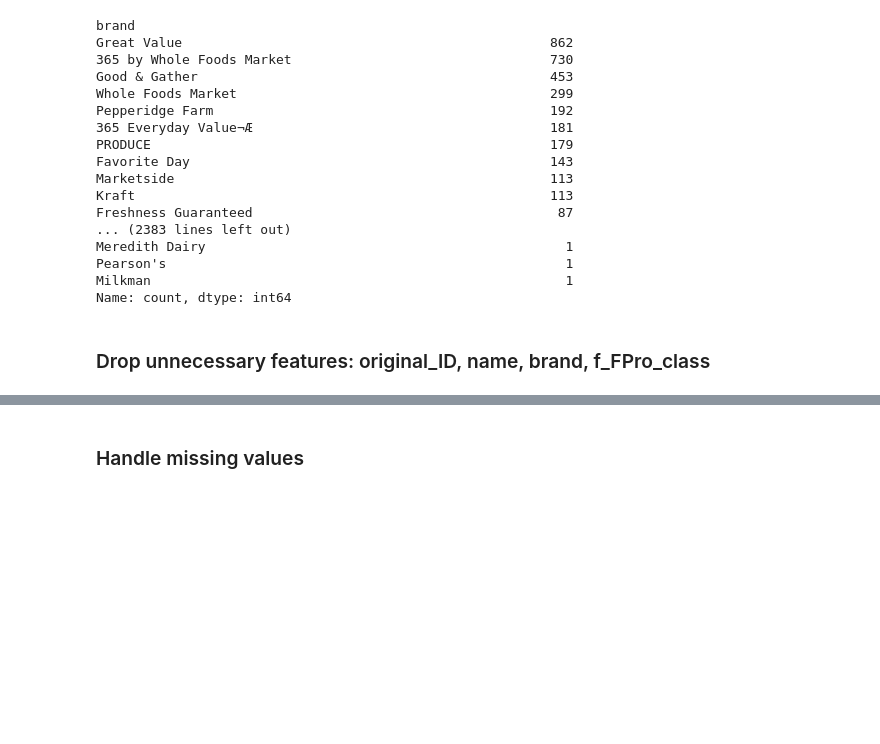
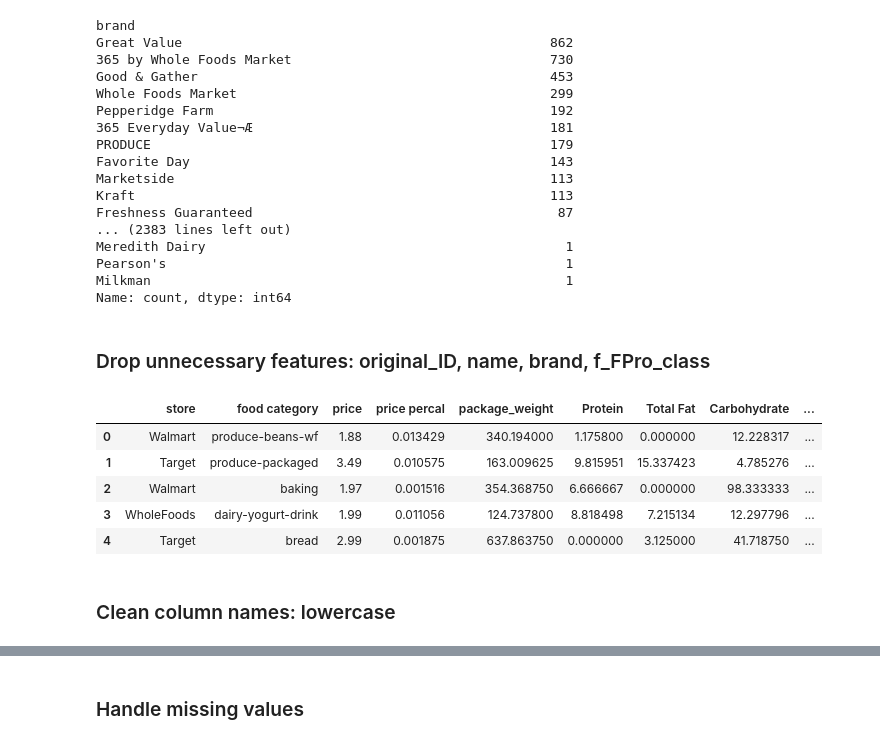
Before and after one commit to trieuhaivo/cap5771-project, a Jupyter notebook: t06_code.ipynb, the cells around one changed output, grey strips where cells are left out. Saved outputs shown, nothing was run; the diff lists cells and outputs as text; code cells hidden in the pictures; blank space fills up the shorter version.

```diff
--- a/t06_code.ipynb
+++ b/t06_code.ipynb
@@ -320,0 +328,11 @@ Name: count, dtype: int64
+# %%
+df.head()
+# %% [output]
+|  | store | food category | price | price percal | package_weight | Protein | Total Fat | Carbohydrate | ... |
+| 0 | Walmart | produce-beans-wf | 1.88 | 0.013429 | 340.194000 | 1.175800 | 0.000000 | 12.228317 | ... |
+| 1 | Target | produce-packaged | 3.49 | 0.010575 | 163.009625 | 9.815951 | 15.337423 | 4.785276 | ... |
+| 2 | Walmart | baking | 1.97 | 0.001516 | 354.368750 | 6.666667 | 0.000000 | 98.333333 | ... |
+| 3 | WholeFoods | dairy-yogurt-drink | 1.99 | 0.011056 | 124.737800 | 8.818498 | 7.215134 | 12.297796 | ... |
+| 4 | Target | bread | 2.99 | 0.001875 | 637.863750 | 0.000000 | 3.125000 | 41.718750 | ... |
+# %% [markdown]
+### Clean column names: lowercase
```
Also changed, not shown: parts of 17 cells of this notebook.
